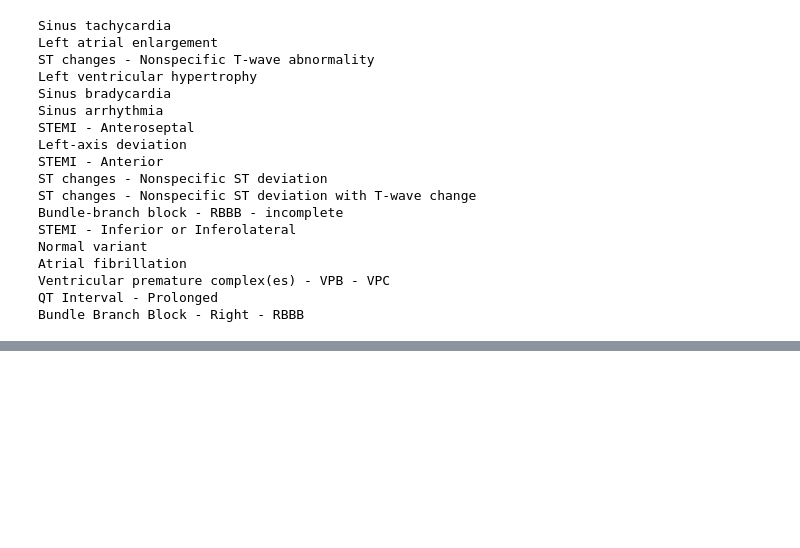
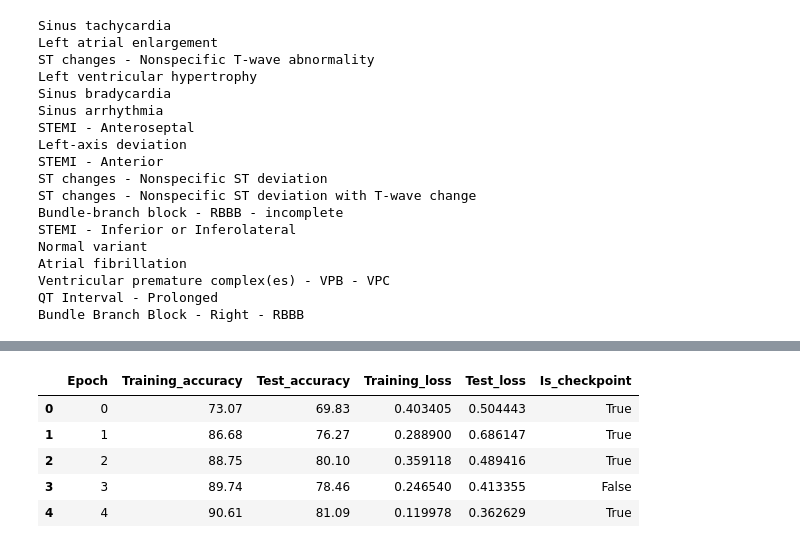
Before and after one commit to vgliner/Learning_from_failure_final_project, a Jupyter notebook: Main_notebook.ipynb, the cells around one changed output, grey strips where cells are left out. Drawn from its saved outputs; the diff is of its cells as text; code cells hidden in the pictures; blank space fills up the shorter version.

```diff
--- a/Main_notebook.ipynb
+++ b/Main_notebook.ipynb
@@ -98,0 +102,12 @@ corr_result = Normalized_cross_corr(summary_matrix[:,0],summary_matrix[:,1])
+# %%
+headers = ['Epoch','Training_accuracy','Test_accuracy','Training_loss','Test_loss','Is_checkpoint']
+Training_Normal_Variant = pd.read_csv(r"Data\Normal_variant.txt",sep='\t',names=headers,header=0)
+Training_LVH = pd.read_csv(r"Data\Left_ventricular_hypertrophy.txt",sep='\t',names=headers,header=0)
+Training_Normal_Variant.head(5)
+# %% [output]
+|  | Epoch | Training_accuracy | Test_accuracy | Training_loss | Test_loss | Is_checkpoint |
+| 0 | 0 | 73.07 | 69.83 | 0.403405 | 0.504443 | True |
+| 1 | 1 | 86.68 | 76.27 | 0.288900 | 0.686147 | True |
+| 2 | 2 | 88.75 | 80.10 | 0.359118 | 0.489416 | True |
+| 3 | 3 | 89.74 | 78.46 | 0.246540 | 0.413355 | False |
+| 4 | 4 | 90.61 | 81.09 | 0.119978 | 0.362629 | True |
```
Also changed, not shown: parts of 2 cells of this notebook.
